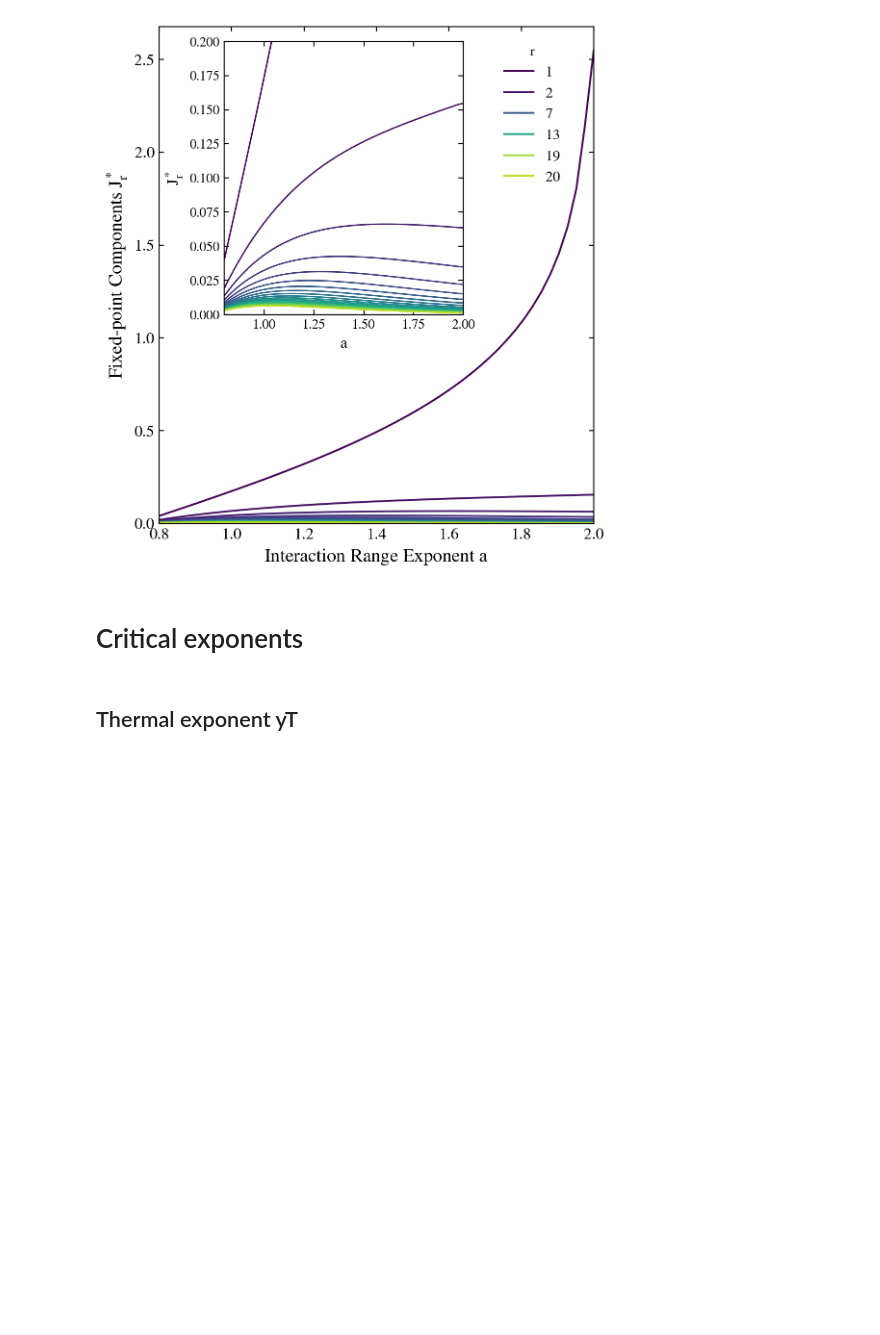
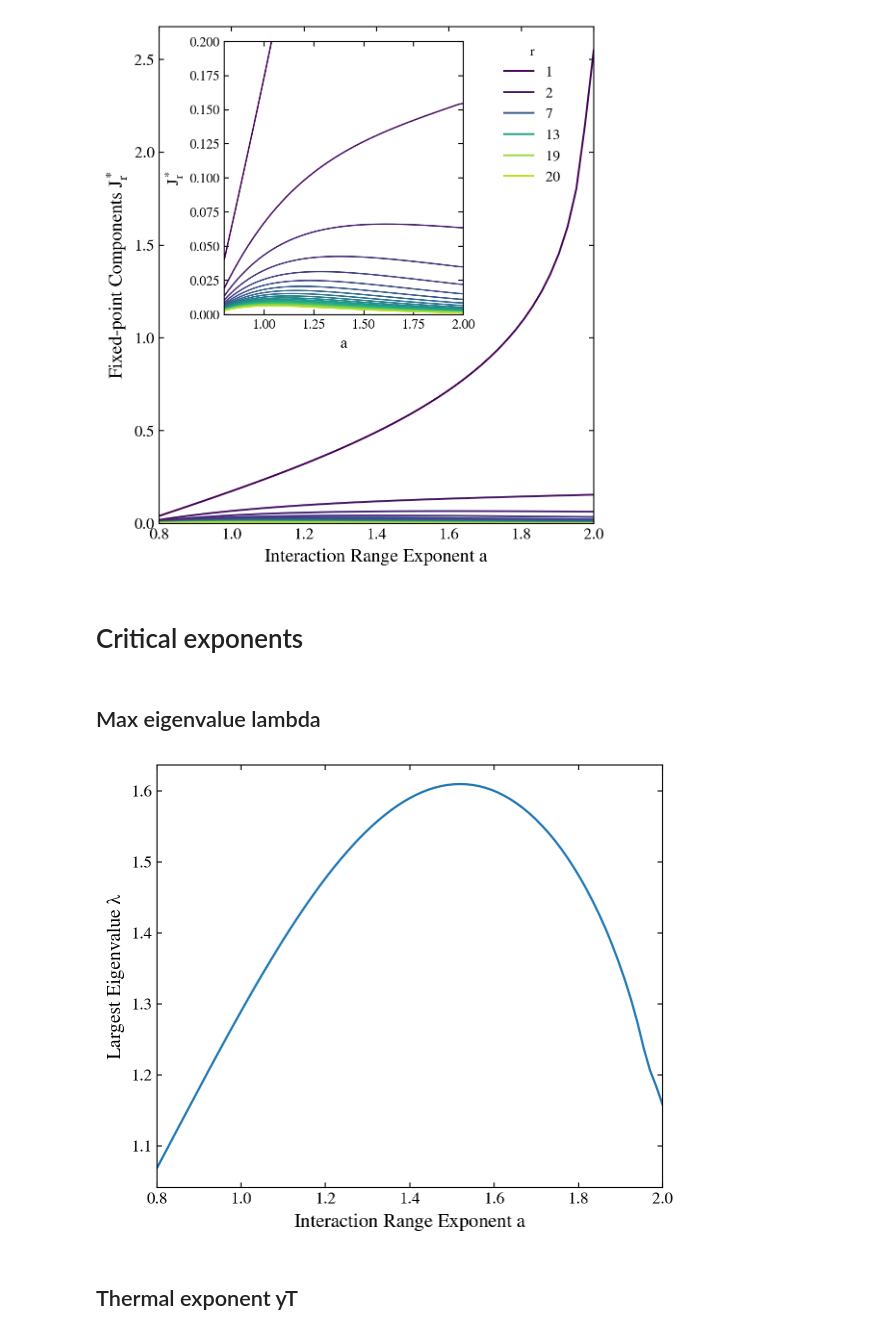
Before and after one commit to erbilcanartun/long-range-ising-chain, a Jupyter notebook: notebooks/fixed_chain_size.ipynb, the cells around one changed output. Cells and saved outputs as stored; diff of their text form; code cells hidden in the pictures; blank space fills up the shorter version.

```diff
--- a/notebooks/fixed_chain_size.ipynb
+++ b/notebooks/fixed_chain_size.ipynb
@@ -701,3 +701,5 @@ def recursion_matrix(x_head_star, a, D, n, eps0=1e-7):
         T[:, j - 1] = (xprime_pert[1:n+1] - base[1:n+1]) / step
 
     return T, base
+# %% [markdown]
+## Max eigenvalue lambda
@@ -704,3 +801,24 @@ def recursion_matrix(x_head_star, a, D, n, eps0=1e-7):
+# %%
+# ------------------- run sweep
+a_vals, lamT_vals, info_list = sweep_lambda_T(
+    a_min=0.8, a_max=2.0, n_a=81,
+    D=1000, n=100, eps0=1e-7,
+    warm_start=True,
+    verbose_every=10
+)
+# %%
+fig, ax = plt.subplots(figsize=(6, 5))
+ax.plot(a_vals, lamT_vals, linewidth=1.6)
+
+ax.set_xlabel(r"Interaction Range Exponent $a$", fontsize=14)
+ax.set_ylabel(r"Largest Eigenvalue $\lambda$", fontsize=14)
+ax.set_xlim(a_vals[0], a_vals[-1])
+ax.tick_params(direction="in", which="both", top=True, right=True, labelsize=12)
+plt.tight_layout()
+plt.savefig("../figures/largest_eigenvalue.png")
+plt.show()
+# %% [output]
+[figure, added]
 # %% [markdown]
 ## Thermal exponent yT
 # %%
```
Also changed, not shown: parts of 2 cells of this notebook, 1 other file.
